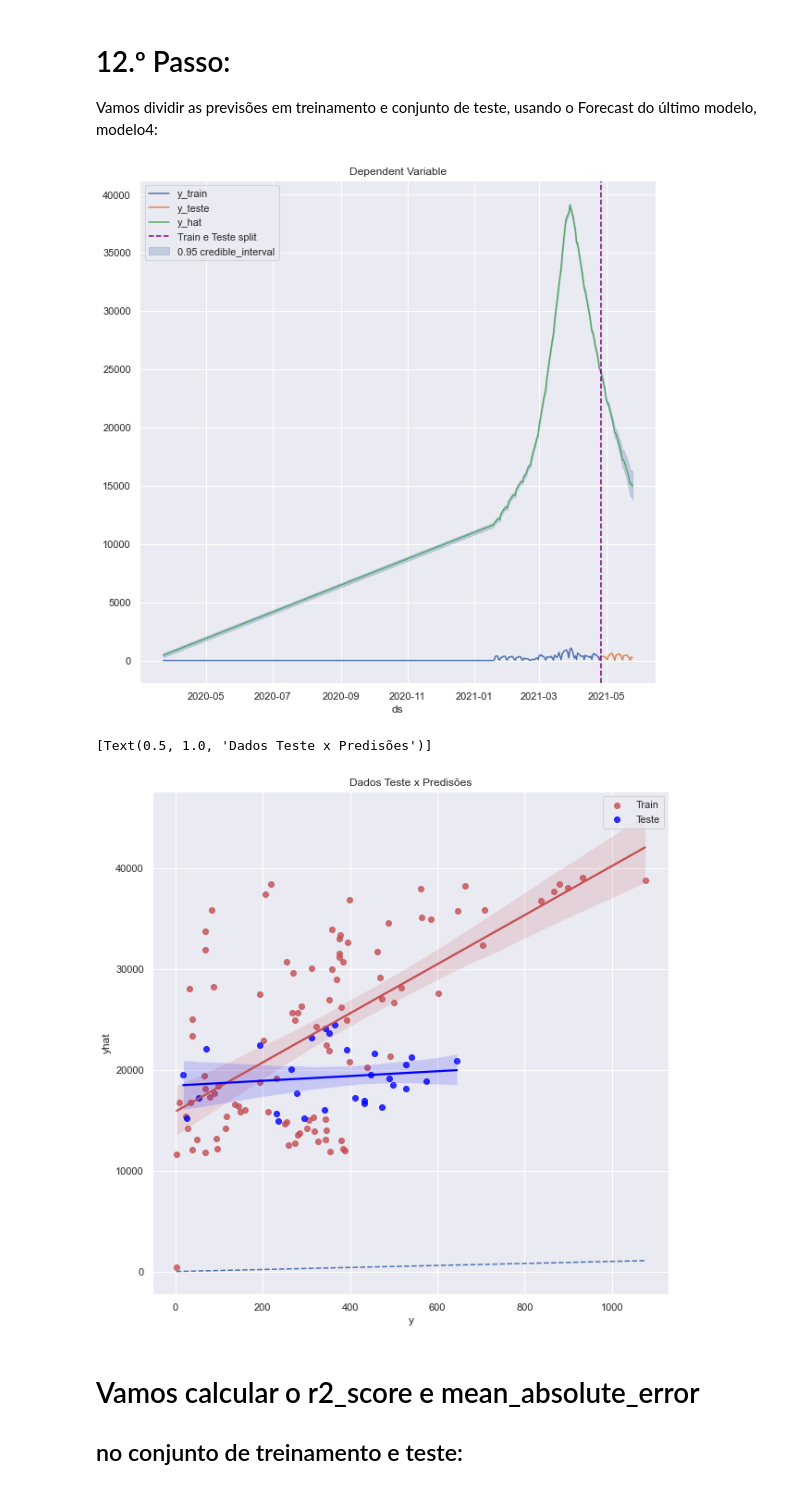
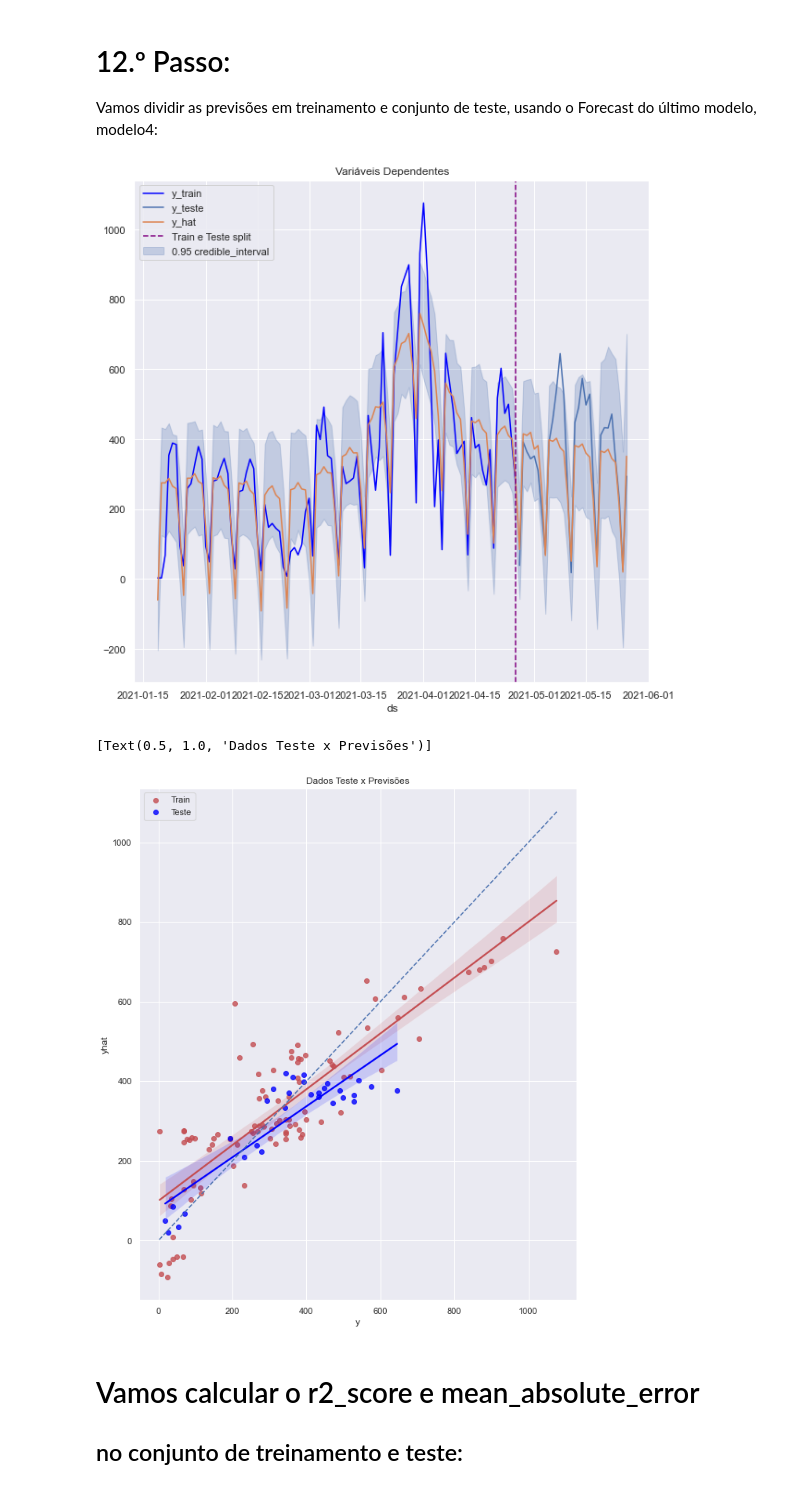
Before and after one commit to nubia-mp1211/Projeto-Final, a Jupyter notebook: ATUAL -Tratando-Vacinados e Previsoes.ipynb, the cells around one changed output. Saved outputs shown, nothing was run; the diff lists cells and outputs as text; code cells hidden in the pictures.

```diff
--- a/ATUAL -Tratando-Vacinados e Previsoes.ipynb
+++ b/ATUAL -Tratando-Vacinados e Previsoes.ipynb
@@ -302,0 +315,24 @@ test shape (29, 2)
+# %%
+# Definindo o intervalo do Data Base com inicio 19/01/2021 e final data 26/5/2021
+
+
+df1['ds'] = pd.DataFrame({
+    'ds':  pd.date_range(start= "2021-01-19", end= "2021-05-26")
+})
+
+
+
+# Assim, definindo a base de dados de Train e Teste:
+
+end_date = pd.to_datetime('2021-04-26')
+
+df1_train = (df1.loc[df1['ds'] <= end_date])
+df1_teste = (df1.loc[df1['ds'] > end_date])
+
+
+df1_train.columns =  ['ds', 'y']
+df1_teste.columns =  ['ds', 'y']
+
+
+print("train shape", df1_train.shape)
+print("test shape",  df1_teste.shape)
@@ -619,7 +675,7 @@ brasileiros vacinados.
 
 
 df1_train['floor'] = 1      # valor do piso
-df1_train['cap']   = 7000   # valor do teto (total vacinados por dia)
+df1_train['cap']   = 3000   # valor do teto (total vacinados por dia)
 
 
 model3 = Prophet(growth = 'logistic', changepoint_range = 1, changepoint_prior_scale = 2)
@@ -632,7 +688,7 @@ model3.fit(df1_train)
 future3 = model3.make_future_dataframe(periods = df1_teste.shape[0], freq = 'd')
 
 
-future3['cap']   =   500000                # Representa Populacao Brasileira = 211755692
+future3['cap']   =   3000                # Representa Populacao Brasileira = 211755692
 future3['floor'] = 1
 
 forecast3 = model3.predict(future3)
@@ -801,7 +857,7 @@ holidays = pd.concat((playoffs, others))
 # 12.º Informando os feriados do calendário e rodando novamente o Prophet
 para verificar se houve melhoria da previsao
 # %%
-df1_train['cap']  = 7000   # media vacinados por dia
+df1_train['cap']  = 3000   # media vacinados por dia
 df1_train['floor'] = 1      # valor do piso
 
 model4 = Prophet(growth = 'logistic', changepoint_range = 1, changepoint_prior_scale = 2, holidays=holidays)
@@ -815,7 +871,7 @@ future4 = model4.make_future_dataframe(periods = df1_teste.shape[0], freq = 'd')
 
 
 
-future4['cap']   = 500000                # Representa Populacao Brasileira = 211755692
+future4['cap']   = 3000                # Representa Populacao Brasileira = 211755692
 
 future4['floor'] = 1
 
@@ -928,28 +986,28 @@ ax.fill_between(
     label=r'0.95 credible_interval'
 )
 
-sns.lineplot(x='ds', y='y', label ='y_train', data   = df1_train, ax=ax)
-sns.lineplot(x='ds', y='y', label ='y_teste', data   = df1_teste, ax=ax)
-sns.lineplot(x='ds', y='yhat', label='y_hat', data   = forecast4, ax=ax)
+sns.lineplot(x='ds', y='y',    label ='y_train', color = 'blue', data  = df1_train, ax=ax)
+sns.lineplot(x='ds', y='y',    label ='y_teste', data   = df1_teste, ax=ax)
+sns.lineplot(x='ds', y='yhat', label ='y_hat', data     = forecast4, ax=ax)
 ax.axvline(end_date, color = 'purple', linestyle='--', label='Train e Teste split')
 ax.legend(loc='upper left')
-ax.set(title='Dependent Variable', ylabel='');
+ax.set(title='Variáveis Dependentes', ylabel='');
 # %% [output]
-[figure, old version]
+[figure, new version]
 # %%
-fig, ax = plt.subplots(figsize=(10,10))
+fig, ax = plt.subplots(figsize=(10,12))
 
 # Generate diagonal line to plot.
 d_x = np.linspace(start = df1_train['y'].min() - 1, stop= df1_train['y'].max() + 1, num=100)
 
 sns.regplot(x= df1_train['y'], y= forecast_train['yhat'], color= 'r', label='Train', ax=ax)
 sns.regplot(x= df1_teste['y'], y= forecast_teste['yhat'], color= 'blue', label='Teste', ax=ax)
 sns.lineplot(x= d_x, y = d_x, dashes={'linestyle': ''}, color= 'b', ax=ax)
 ax.lines[2].set_linestyle('--')
-ax.set(title='Dados Teste x Predisões')
+ax.set(title='Dados Teste x Previsões')
 # %% [output]
-[Text(0.5, 1.0, 'Dados Teste x Predisões')]
+[Text(0.5, 1.0, 'Dados Teste x Previsões')]
-[figure, old version]
+[figure, new version]
 # %% [markdown]
 # Vamos calcular o r2_score e mean_absolute_error
 ## no conjunto de treinamento e teste:
```
Also changed, not shown: parts of 54 cells of this notebook.
